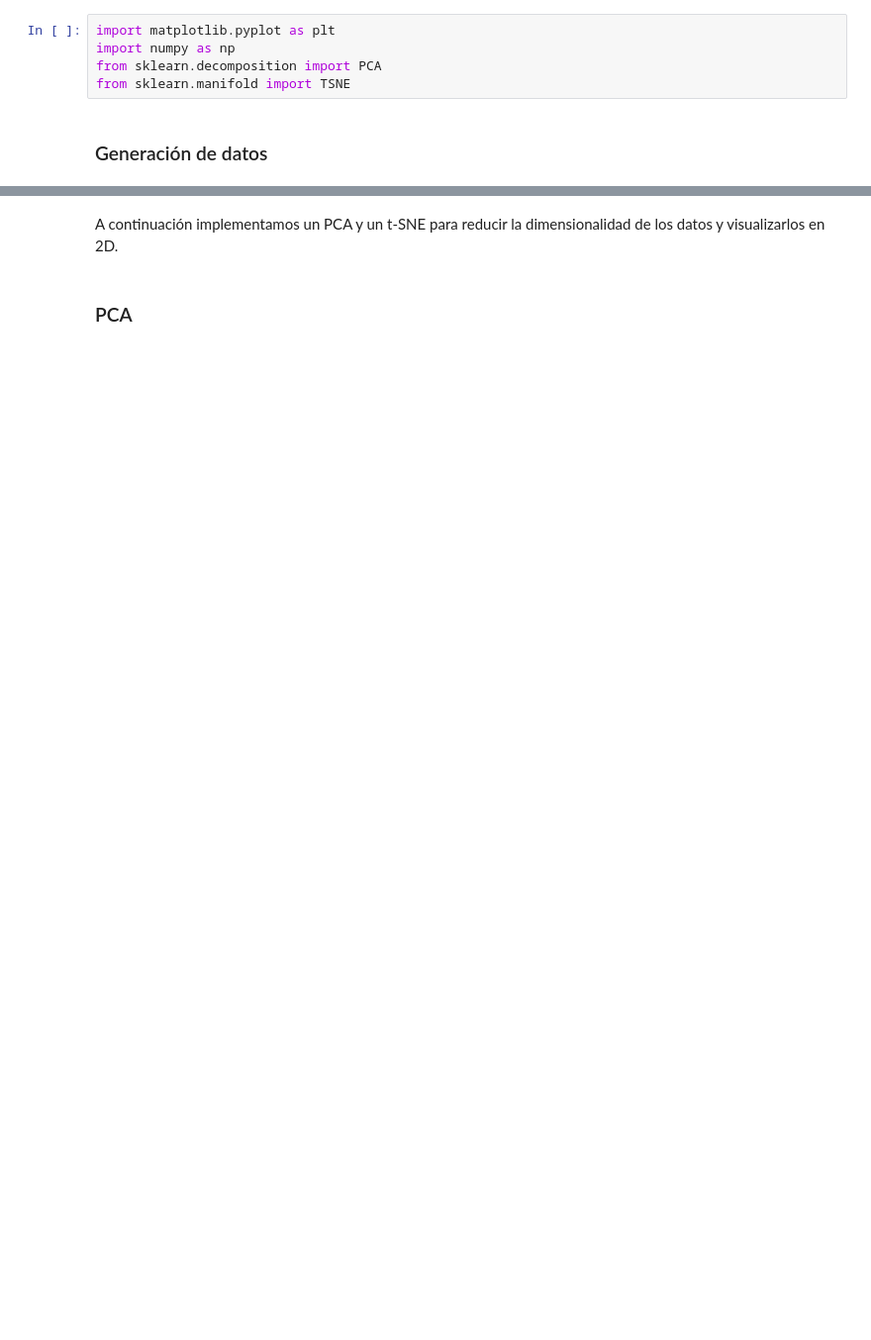
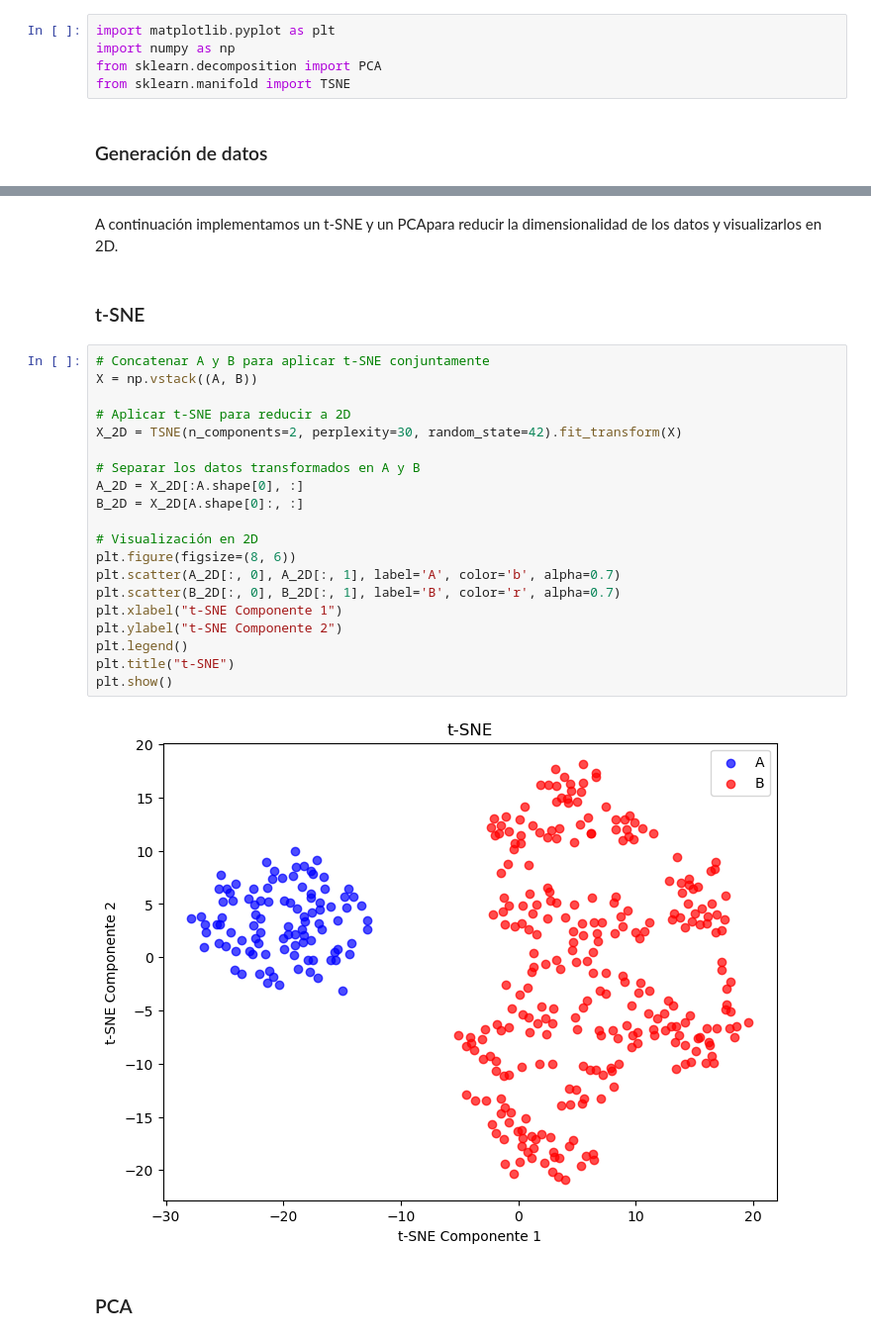
Before and after one commit to cmaslaton/data_mining_avanzado, a Jupyter notebook: ejercicio_7.3.3/ejercicio_7.3.3.ipynb, the cells around one changed output, grey strips where cells are left out. Shown at 99% size. Drawn from its saved outputs; the diff is of its cells as text; blank space fills up the shorter version.

```diff
--- a/ejercicio_7.3.3/ejercicio_7.3.3.ipynb
+++ b/ejercicio_7.3.3/ejercicio_7.3.3.ipynb
@@ -31,5 +31,29 @@ plt.show()
 # %% [markdown]
-A continuación implementamos un PCA y un t-SNE para reducir la dimensionalidad de los datos y visualizarlos en 2D.
+A continuación implementamos un t-SNE y un PCApara reducir la dimensionalidad de los datos y visualizarlos en 2D.
+# %% [markdown]
+### t-SNE
+# %%
+# Concatenar A y B para aplicar t-SNE conjuntamente
+X = np.vstack((A, B))
+
+# Aplicar t-SNE para reducir a 2D
+X_2D = TSNE(n_components=2, perplexity=30, random_state=42).fit_transform(X)
+
+# Separar los datos transformados en A y B
+A_2D = X_2D[:A.shape[0], :]
+B_2D = X_2D[A.shape[0]:, :]
+
+# Visualización en 2D
+plt.figure(figsize=(8, 6))
+plt.scatter(A_2D[:, 0], A_2D[:, 1], label='A', color='b', alpha=0.7)
+plt.scatter(B_2D[:, 0], B_2D[:, 1], label='B', color='r', alpha=0.7)
+plt.xlabel("t-SNE Componente 1")
+plt.ylabel("t-SNE Componente 2")
+plt.legend()
+plt.title("t-SNE")
+plt.show()
+# %% [output]
+[figure, added]
 # %% [markdown]
 ### PCA
 # %%
```
Also changed, not shown: parts of 4 cells of this notebook, 1 other file.
